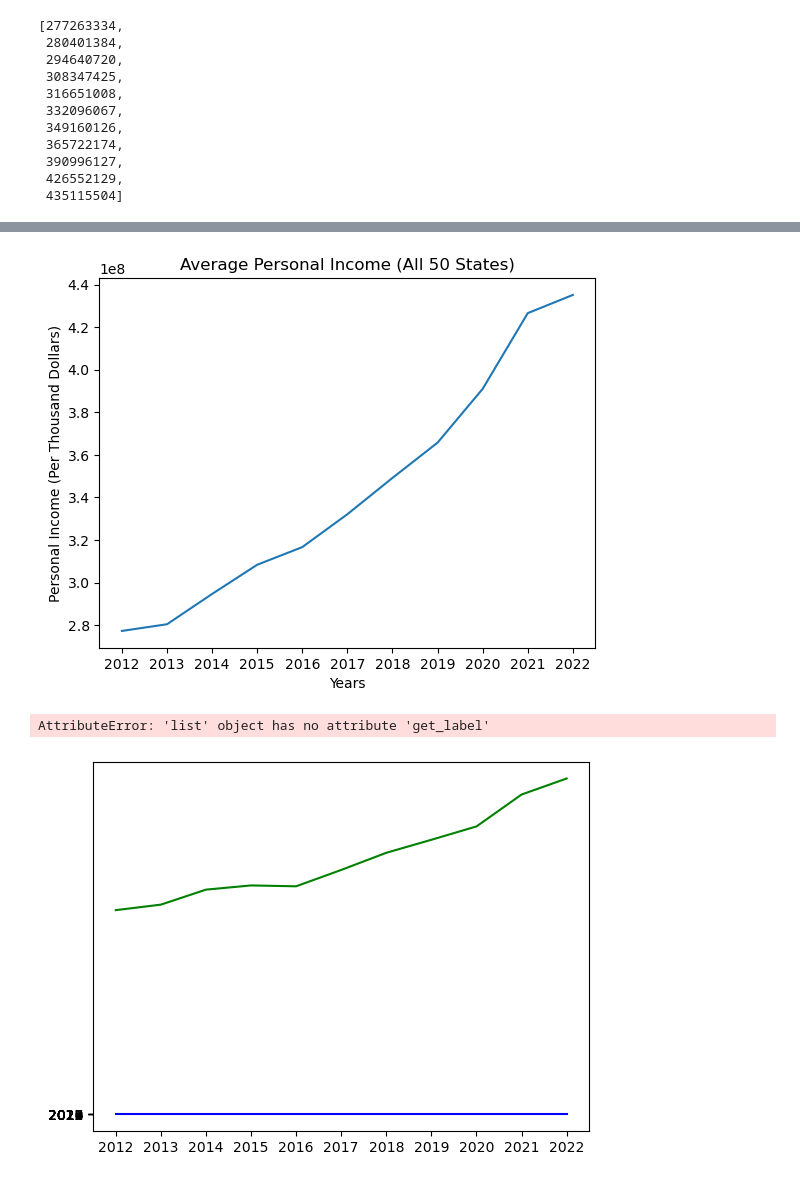
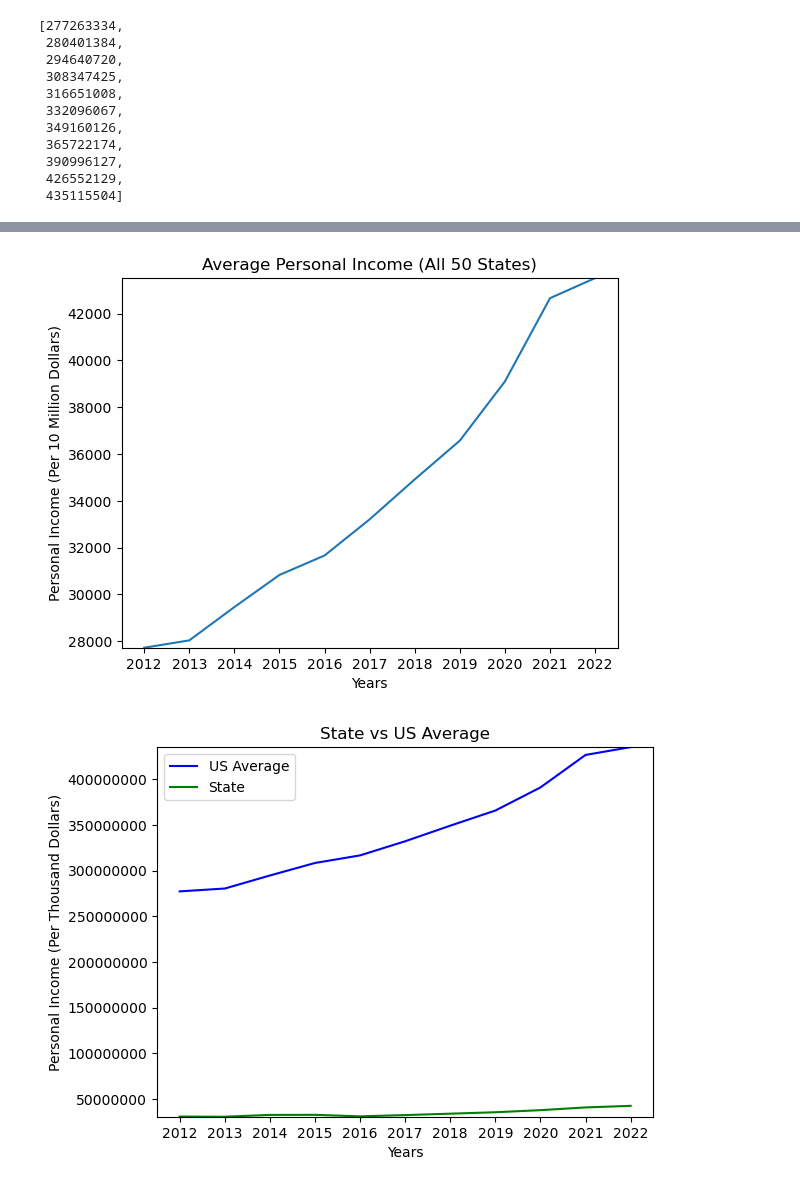
Before and after one commit to Tylerwilliams3644/Bootcamp-Project-1, a Jupyter notebook: Working Code/Income by State/income_by_state.ipynb, the cells around one changed output, grey strips where cells are left out. Saved outputs shown, nothing was run; the diff lists cells and outputs as text; code cells hidden in the pictures.

Commit message:
cleaned all but state/avg chart

```diff
--- a/Working Code/Income by State/income_by_state.ipynb
+++ b/Working Code/Income by State/income_by_state.ipynb
@@ -144,18 +144,20 @@ display(income_by_state)
 | 50 | Average | Personal income (thousands of dol... | Thousands of dollars | 277263334 | 280401384 | 294640720 | 308347425 | 316651008 | 332096067 | 349160126 | ... |
 # %%
 #Need to run to set the index to the location column(Only need to run of first run)
-income_by_state = income_by_state.set_index("Location")
+#income_by_state = income_by_state.set_index("Location")
 
-state = "Texas"
+state = "Wyoming"
 desired_years = "2012", "2013", "2014", "2015", "2016", "2017", "2018", "2019", "2020", "2021", "2022"
 state_x_axis = desired_years
 state_y_axis = income_by_state.loc[state,["2012", "2013", "2014", "2015", "2016", "2017", "2018", "2019", "2020", "2021", "2022"]]
+state_y_axis_in_10million = state_y_axis/10000
 
 
-plt.plot(state_x_axis, state_y_axis)
+plt.plot(state_x_axis, state_y_axis_in_10million)
 plt.xlabel("Years")
-plt.ylabel("Personal Income (Per Thousand Dollars)")
+plt.ylabel("Personal Income (Per 10 Million Dollars)")
 plt.title(f"Personal Income for {state} (Last 10 Years)")
-#plt.axes.Axes.set_ylim(("bottom", "top"))
+plt.ylim(min(state_y_axis_in_10million), max(state_y_axis_in_10million))
+plt.ticklabel_format(style="plain", axis="y")
 plt.show()
 # %% [output]
@@ -165,26 +167,28 @@ location = "Average"
 desired_years = "2012", "2013", "2014", "2015", "2016", "2017", "2018", "2019", "2020", "2021", "2022"
 avg_x_axis = desired_years
 avg_y_axis = income_by_state.loc[location,["2012", "2013", "2014", "2015", "2016", "2017", "2018", "2019", "2020", "2021", "2022"]]
+avg_y_axis_in_10million = avg_y_axis/10000
 
-
-plt.plot(avg_x_axis, avg_y_axis)
+plt.plot(avg_x_axis, avg_y_axis_in_10million)
 plt.xlabel("Years")
-plt.ylabel("Personal Income (Per Thousand Dollars)")
+plt.ylabel("Personal Income (Per 10 Million Dollars)")
 plt.title(f"Average Personal Income (All 50 States)")
-#plt.axes.set_ylim(("bottom", "top"))
+plt.ylim(min(avg_y_axis_in_10million), max(avg_y_axis_in_10million))
+plt.ticklabel_format(style="plain", axis="y")
 plt.show()
 # %% [output]
-[figure, old version]
+[figure, new version]
 # %%
-US_average = plt.plot(avg_x_axis, avg_x_axis, color="blue", label="US Average")
-state = plt.plot(state_x_axis, state_y_axis, color="green", label = "State")
+US_average, = plt.plot(avg_x_axis, avg_y_axis, color="blue", label="US Average")
+state, = plt.plot(state_x_axis, state_y_axis, color="green", label = "State")
 
-plt.legend(handles=[US_average, state], loc="best")
-plt.ylim(2.8e8, 4.4e8)
+
+plt.legend(handles=[US_average, state], loc='best')
+plt.ylim(min(state_y_axis), max(avg_y_axis))
 plt.xlabel("Years")
 plt.ylabel("Personal Income (Per Thousand Dollars)")
 plt.title("State vs US Average")
+plt.ticklabel_format(style="plain", axis="y")
 plt.show()
 # %% [output]
-AttributeError: 'list' object has no attribute 'get_label'
-[figure, old version]
+[figure, new version]
```
Also changed, not shown: parts of 1 cell of this notebook.
